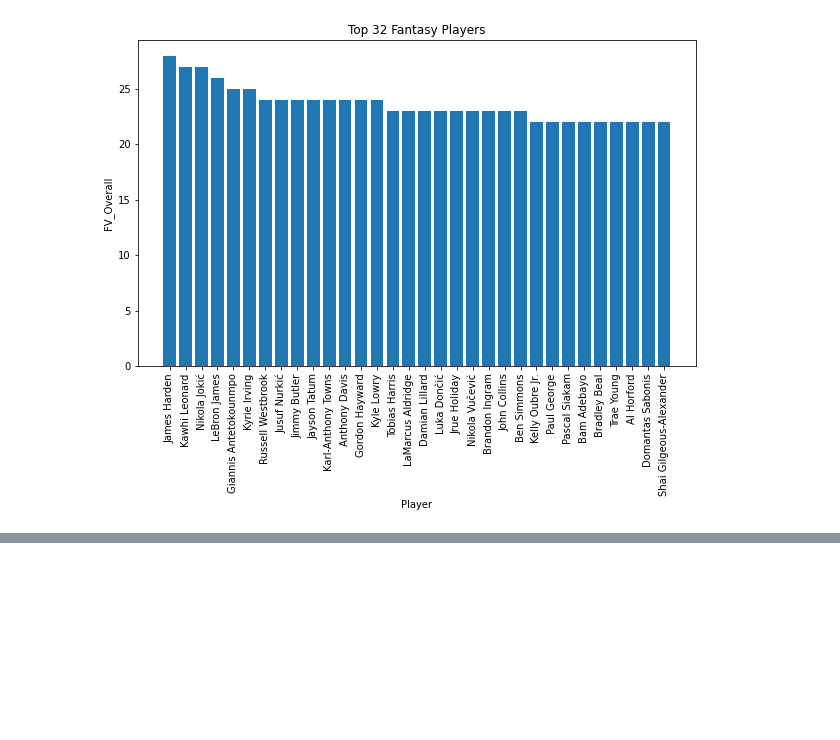
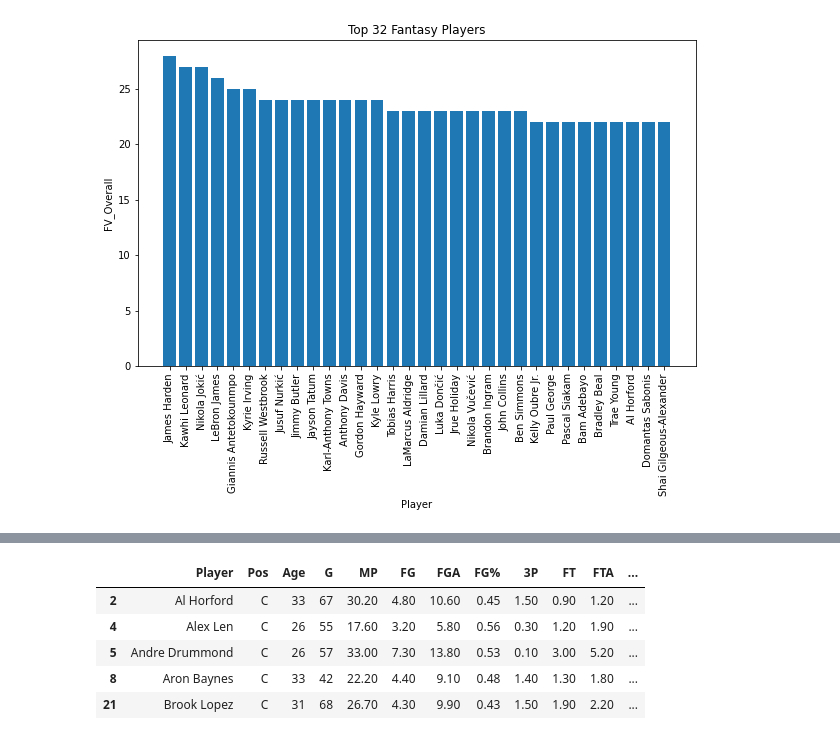
Before and after one commit to KenHoffman95/Fantasy-Basketball-Preseason-Analysis-2020, a Jupyter notebook: Data Cleaning, Feature Engineering and EDA Pt. 2.ipynb, the cells around one changed output, grey strips where cells are left out. Drawn from its saved outputs; the diff is of its cells as text; code cells hidden in the pictures; blank space fills up the shorter version.

```diff
--- a/Data Cleaning, Feature Engineering and EDA Pt. 2.ipynb
+++ b/Data Cleaning, Feature Engineering and EDA Pt. 2.ipynb
@@ -1036,0 +1042,11 @@ Text(0.5, 1.0, 'Fantasy Value Histogram')
+# %%
+df_c = df[df['Pos']=='C']
+# %%
+df_c.head()
+# %% [output]
+|  | Player | Pos | Age | G | MP | FG | FGA | FG% | 3P | FT | FTA | ... |
+| 2 | Al Horford | C | 33 | 67 | 30.20 | 4.80 | 10.60 | 0.45 | 1.50 | 0.90 | 1.20 | ... |
+| 4 | Alex Len | C | 26 | 55 | 17.60 | 3.20 | 5.80 | 0.56 | 0.30 | 1.20 | 1.90 | ... |
+| 5 | Andre Drummond | C | 26 | 57 | 33.00 | 7.30 | 13.80 | 0.53 | 0.10 | 3.00 | 5.20 | ... |
+| 8 | Aron Baynes | C | 33 | 42 | 22.20 | 4.40 | 9.10 | 0.48 | 1.40 | 1.30 | 1.80 | ... |
+| 21 | Brook Lopez | C | 31 | 68 | 26.70 | 4.30 | 9.90 | 0.43 | 1.50 | 1.90 | 2.20 | ... |
```
Also changed, not shown: parts of 6 cells of this notebook.
